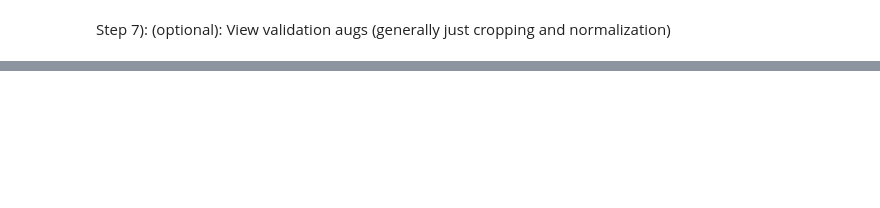
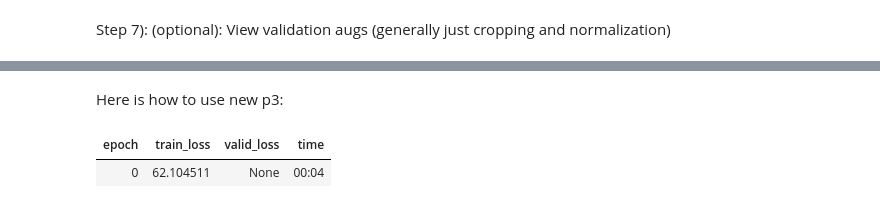
Before and after one commit to vu-nguyen-28/base_rbt, a Jupyter notebook: nbs/index.ipynb, the cells around one changed output, grey strips where cells are left out. Cells and saved outputs as stored; diff of their text form; code cells hidden in the pictures; blank space fills up the shorter version.

```diff
--- a/nbs/index.ipynb
+++ b/nbs/index.ipynb
@@ -396,0 +346,2 @@ acc
+# %% [markdown]
+Here is how to use new p3:
@@ -396,0 +385,11 @@ acc
+# %%
+fastai_encoder = create_fastai_encoder(xresnet18(),pretrained=False,n_in=n_in)
+
+#If we are using a different model, this call will just look like `create_rat_model(...)`
+model = create_p3barlow_twins_model(fastai_encoder, hidden_size=ps,projection_size=ps,nlayers=3)
+learn = Learner(dls,model, cbs=[BarlowTwins(aug_pipelines,n_in=n_in,lmb=1/ps,print_augs=False)])
+# %%
+learn.fit(1)
+# %% [output]
+| epoch | train_loss | valid_loss | time |
+| 0 | 62.104511 | None | 00:04 |
```
Also changed, not shown: parts of 16 cells of this notebook, 5 other files.
